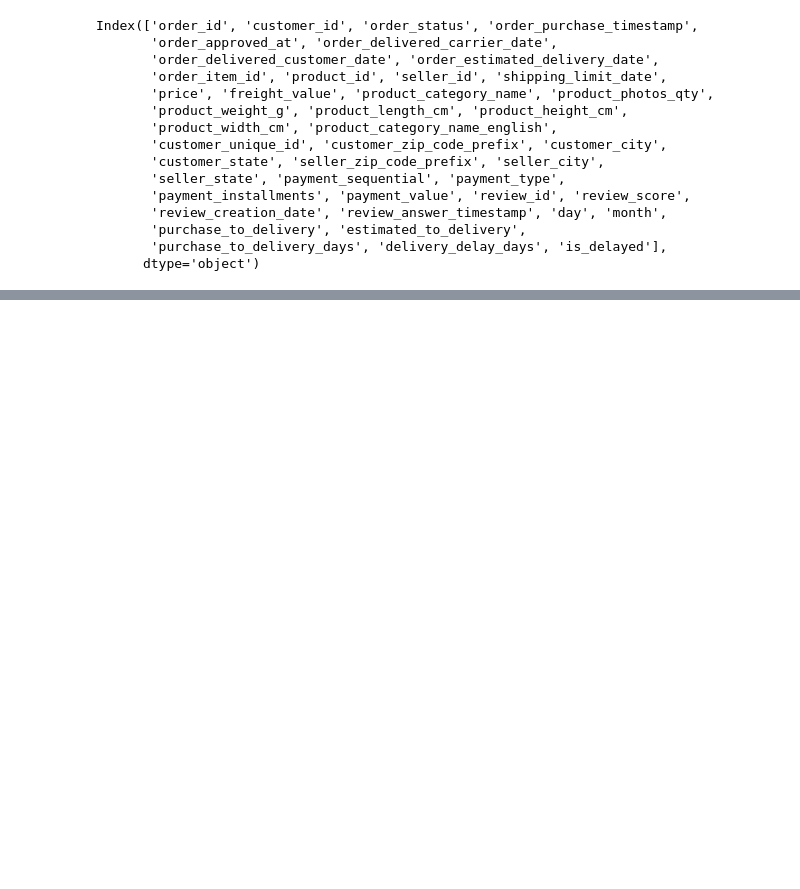
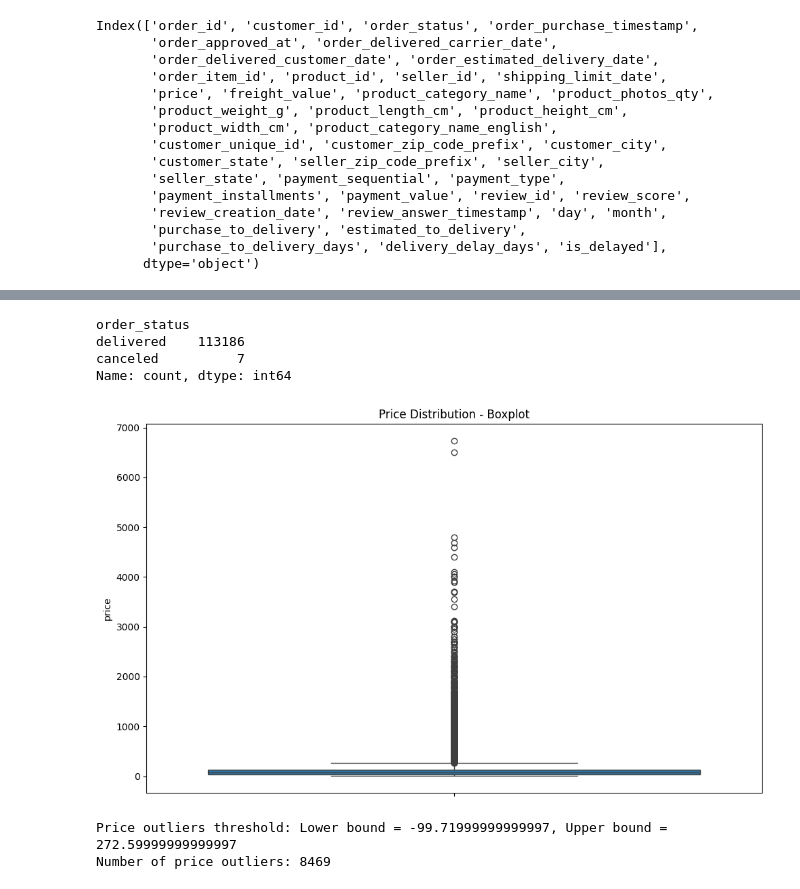
Before and after one commit to HassanTarek9856/ds_sales_project, a Jupyter notebook: sales_cleaned.ipynb, the cells around one changed output, grey strips where cells are left out. Cells and saved outputs as stored; diff of their text form; code cells hidden in the pictures; blank space fills up the shorter version.

```diff
--- a/sales_cleaned.ipynb
+++ b/sales_cleaned.ipynb
@@ -54,0 +198,32 @@ Index(['order_id', 'customer_id', 'order_status', 'order_purchase_timestamp',
+# %%
+df['order_status'].value_counts()
+# %% [output]
+order_status
+delivered    113186
+canceled          7
+Name: count, dtype: int64
+# %%
+# 5. Outlier Detection and Handling
+
+# 5.1 Identify outliers in price
+plt.figure(figsize=(10, 6))
+sns.boxplot(y='price', data=df)
+plt.title('Price Distribution - Boxplot')
+plt.tight_layout()
+plt.show()
+
+# Calculate IQR for price
+Q1 = df['price'].quantile(0.25)
+Q3 = df['price'].quantile(0.75)
+IQR = Q3 - Q1
+lower_bound = Q1 - 1.5 * IQR
+upper_bound = Q3 + 1.5 * IQR
+
+print(f"Price outliers threshold: Lower bound = {lower_bound}, Upper bound = {upper_bound}")
+print(f"Number of price outliers: {df[(df['price'] < lower_bound) | (df['price'] > upper_bound)].shape[0]}")
+
+# Create a version of the dataframe without extreme outliers for analysis
+# %% [output]
+[figure, added]
+Price outliers threshold: Lower bound = -99.71999999999997, Upper bound = 272.59999999999997
+Number of price outliers: 8469
```
Also changed, not shown: parts of 40 cells of this notebook.
